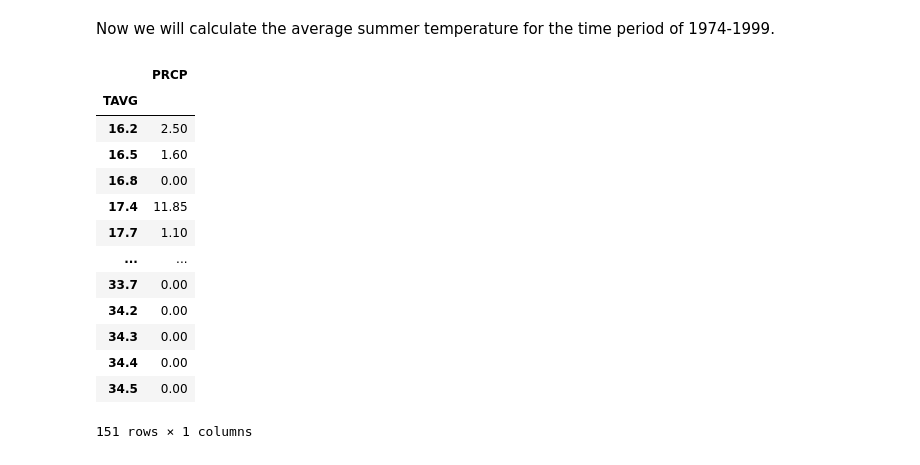
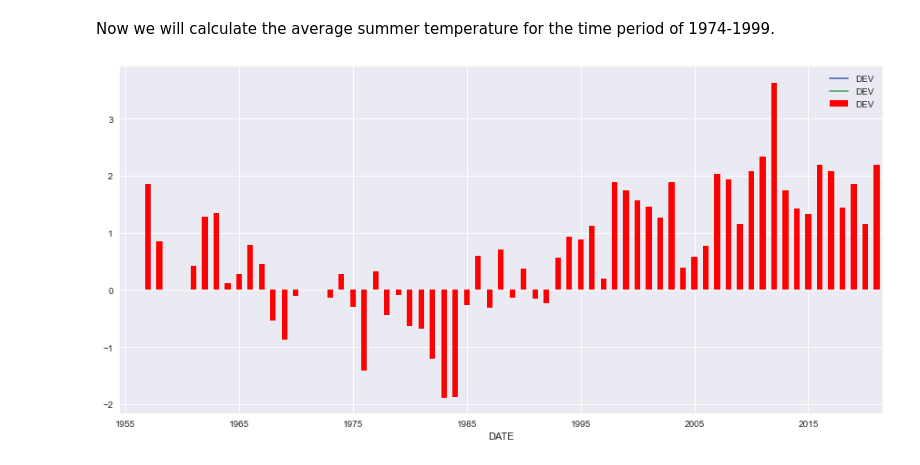
Before and after one commit to gliargovas/AML_2021_Assignments, a Jupyter notebook: Assignment1.ipynb, the cells around one changed output. Drawn from its saved outputs; the diff is of its cells as text; code cells hidden in the pictures.

```diff
--- a/Assignment1.ipynb
+++ b/Assignment1.ipynb
@@ -244,21 +246,19 @@ We notice similar trends to the first dataset. There is an absence of extreme va
 # %% [markdown]
 We are now going to fill the missing data from the NOAA by combining the two datasets. If both measurements are present, we will be keeping the data provided in the primary dataset.
 # %%
-data.set_index("DATE")
-secondary_data.set_index("DATE")
 combined_data  = pd.merge(data[["DATE", "TAVG", "PRCP"]],
               secondary_data[["DATE", "TAVG", "PRCP"]],
               on=["DATE"],
               how="outer")
 # print(combined_data[combined_data.PRCP_x.isna()])
 # print(combined_data[combined_data.PRCP_y.isna()])
-combined_data["PRCP"] = np.where(combined_data.PRCP_x.isna(), combined_data.PRCP_y, combined_data.PRCP_x)
+combined_data["PRCP"] = np.where(combined_data.PRCP_x.notna() & combined_data.PRCP_y.notna(), (combined_data.PRCP_x + combined_data.PRCP_y) / 2, combined_data.PRCP_x)
+combined_data["PRCP"] = np.where(combined_data.PRCP.isna(), combined_data.PRCP_y, combined_data.PRCP)
 # if both values exist,
-combined_data["PRCP"] = np.where(combined_data.PRCP_x.notna() & combined_data.PRCP_y.notna(), (combined_data.PRCP_y + combined_data.PRCP_y) / 2, combined_data.PRCP)
 
-combined_data["TAVG"] = np.where(combined_data.TAVG_x.isna(), combined_data.TAVG_y, combined_data.TAVG_x)
-combined_data["TAVG"] = np.where(combined_data.TAVG_x.notna() & combined_data.TAVG_y.notna(), (combined_data.TAVG_y + combined_data.TAVG_y) / 2, combined_data.TAVG)
 
-combined_data = combined_data.drop(columns=["TAVG_x", "TAVG_y", "PRCP_x", "PRCP_y"])
-print(combined_data[combined_data.PRCP.isna()])
-#data.combine(secondary_data[["PRCP", "TAVG"]], True, overwrite=False)
+combined_data["TAVG"] = np.where(combined_data.TAVG_x.notna() & combined_data.TAVG_y.notna(), (combined_data.TAVG_x + combined_data.TAVG_y) / 2, combined_data.TAVG_x)
+combined_data["TAVG"] = np.where(combined_data.TAVG.isna(), combined_data.TAVG_y, combined_data.TAVG)
+
+
+combined_data = combined_data.drop(columns=["TAVG_x", "TAVG_y", "PRCP_x", "PRCP_y", "PRCP"])
@@ -302,10 +284,6 @@ Firstly, we need to calculate the mean summer temperature for every time period.
 # %%
 summers = combined_data[combined_data.DATE.dt.month.between(6,8)]
 
-years = [np.datetime64(int(d) - 1971, "Y") for d in summers.DATE.dt.year.unique()]
-
-summers["BIN"] = pd.cut(summers['DATE'], years, right=False)
-
-summer_means = summers.groupby(summers["BIN"]).mean()
+summer_means = summers.groupby(summers["DATE"].dt.year).mean()
 summer_means
 # %% [output]
@@ -331,21 +304,24 @@ See the caveats in the documentation: https://pandas.pydata.org/pandas-docs/stab
 # %% [markdown]
 Now we will calculate the average summer temperature for the time period of 1974-1999.
-# %%
-baseline_temp = summers[(summers['DATE'] >= pd.to_datetime('1974-01-01')) & (summers['DATE'] <= pd.to_datetime('1999-12-31'))]
-baseline_temp = baseline_temp.groupby('TAVG').mean()
-baseline_temp
-# %% [output]
-|  | PRCP |
-| TAVG |  |
-| 16.2 | 2.50 |
-| 16.5 | 1.60 |
-| 16.8 | 0.00 |
-| 17.4 | 11.85 |
-| 17.7 | 1.10 |
-| ... | ... |
-| 33.7 | 0.00 |
-| 34.2 | 0.00 |
-| 34.3 | 0.00 |
-| 34.4 | 0.00 |
-| 34.5 | 0.00 |
-151 rows × 1 columns
+# %%
+baseline_temp = summer_means.loc[1974:1999]["TAVG"]
+baseline_temp = baseline_temp.mean()
+baseline_temp
+
+
+summer_means["DEV"] = summer_means["TAVG"] - baseline_temp
+summer_means["ROLLING"] = summer_means["DEV"].rolling(window=10, min_periods=1).mean()
+summer_means["DATE"] = pd.to_datetime(summer_means.index, format='%Y')
+summer_means["DATE"] = summer_means.index
+summer_means = summer_means.drop(columns="TAVG")
+summer_means
+fig, ax = plt.subplots(figsize=(15,7))
+
+summer_means.plot(x='DATE', y='DEV', ax=ax)
+
+
+summer_means.plot(kind='bar', x='DATE', y='DEV', ax=ax, color="r")
+summer_means.plot(x='DATE', y='DEV', ax=ax)
+ax.xaxis.set_major_locator(tk.MultipleLocator(10))
+# %% [output]
+[figure, added]
```
Also changed, not shown: parts of 11 cells of this notebook.
